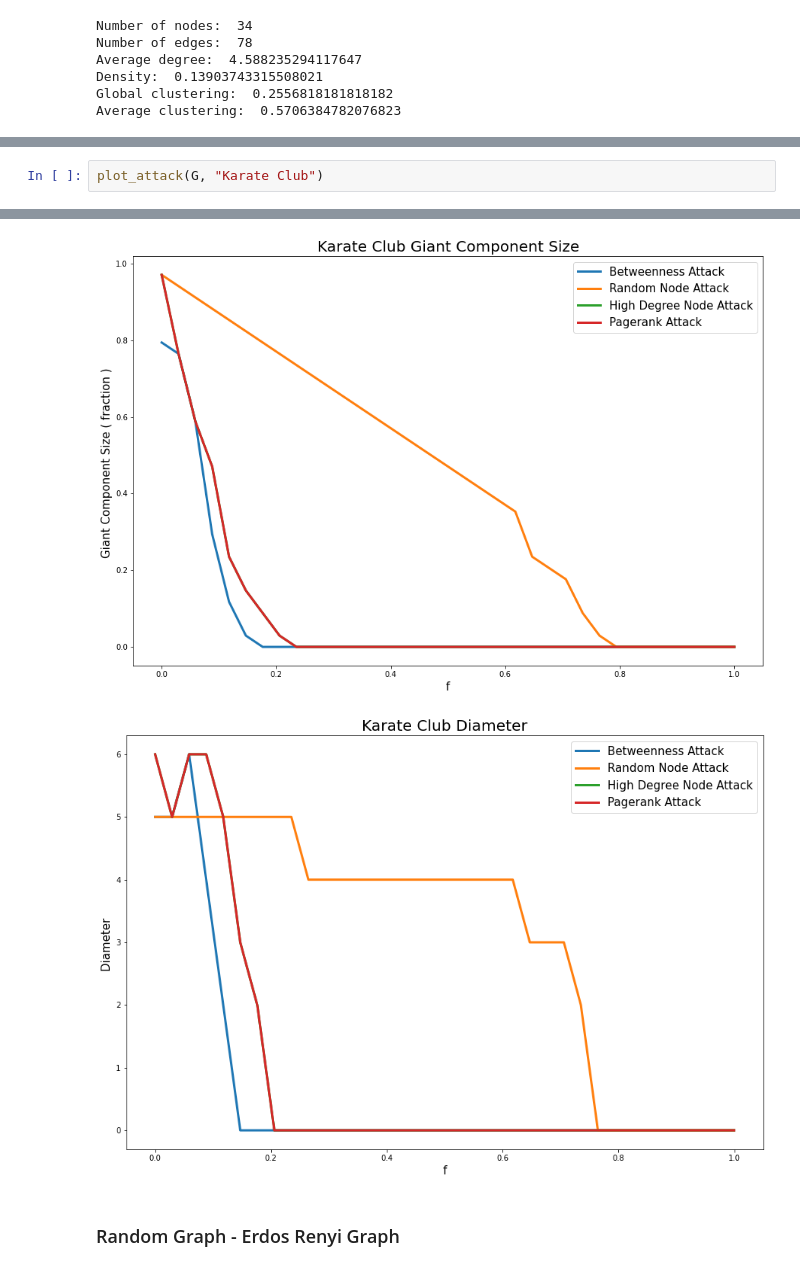
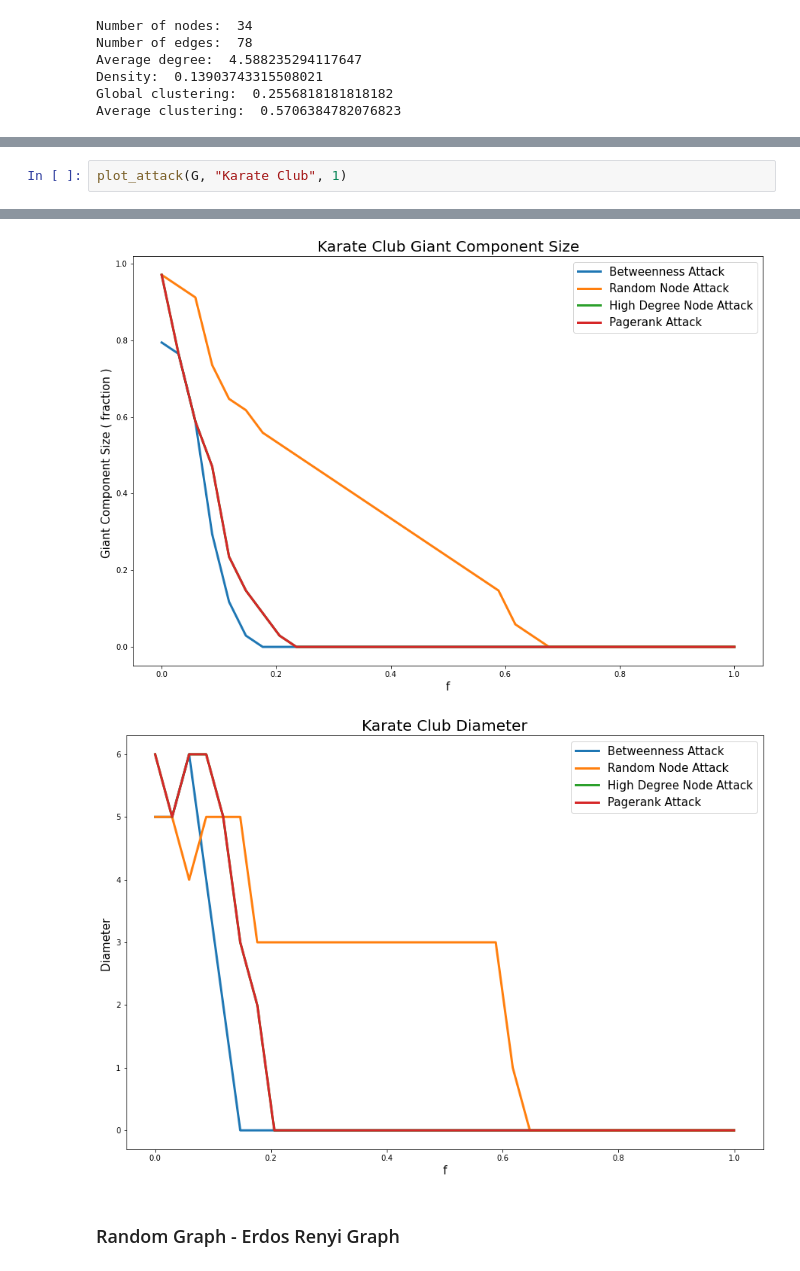
Before and after one commit to LazyRacc00n/NetworkAnalysis_2Assignment, a Jupyter notebook: Code.ipynb, the cells around one changed output, grey strips where cells are left out. Drawn from its saved outputs; the diff is of its cells as text.

```diff
--- a/Code.ipynb
+++ b/Code.ipynb
@@ -193,5 +202,5 @@ nx.draw(G)
 # %%
-plot_attack(G, "Karate Club")
+plot_attack(G, "Karate Club", 1)
 # %% [output]
 Number of nodes of the giant component:  34
 
@@ -215,5 +222,5 @@ Pagerank Attack:
-[figure, old version]
+[figure, new version]
-[figure, old version]
+[figure, new version]
 # %% [markdown]
 ### Random Graph - Erdos Renyi Graph
 # %%
```
Also changed, not shown: parts of 6 cells of this notebook, 4 other files.
